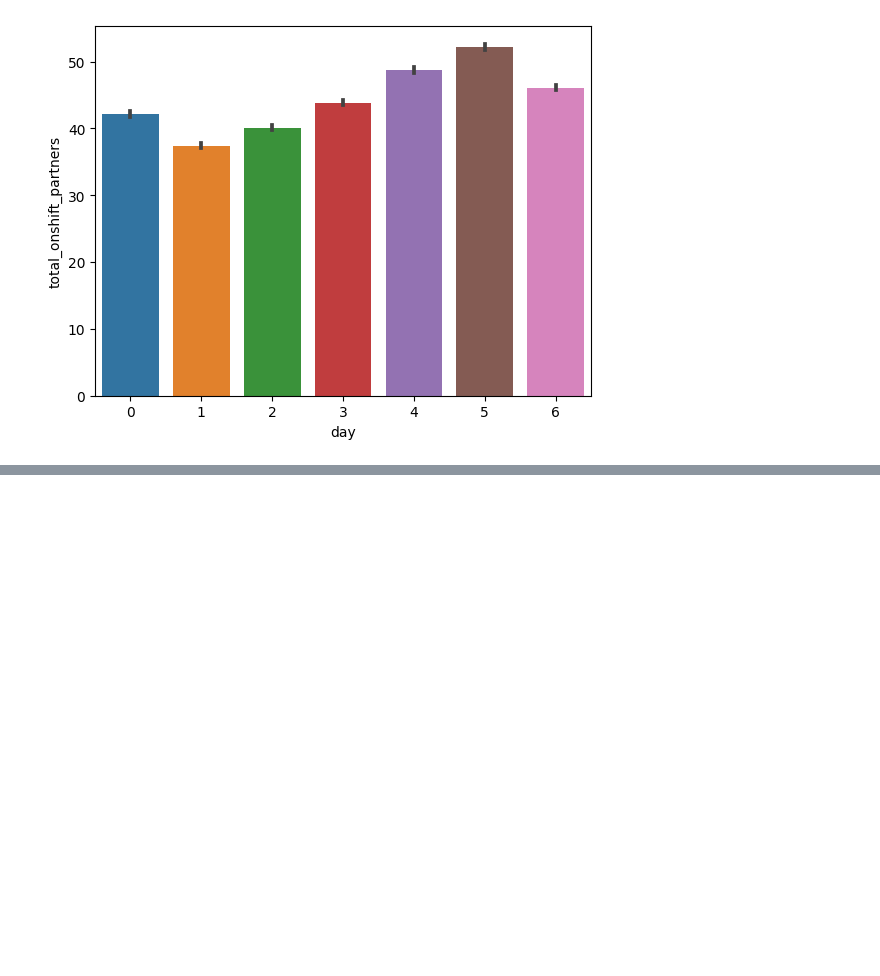
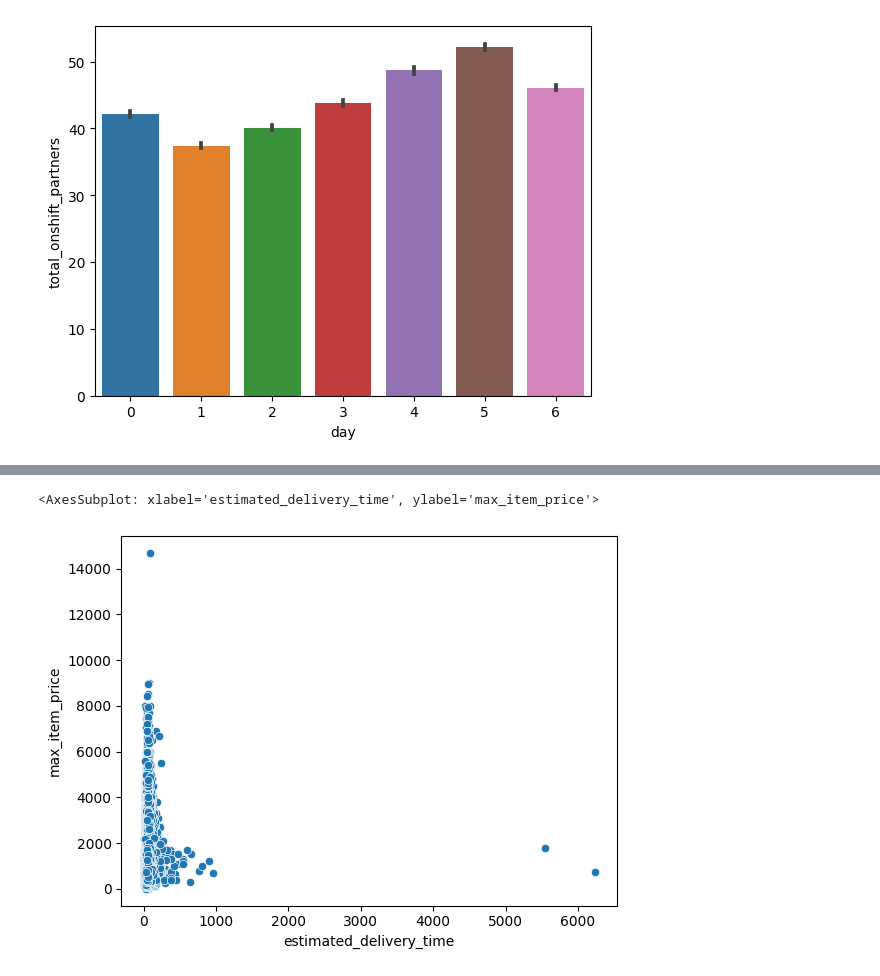
Before and after one commit to mahikshith/Porter_Neural_Network_delivery_time_estimation, a Jupyter notebook: porter_nn.ipynb, the cells around one changed output, grey strips where cells are left out. Cells and saved outputs as stored; diff of their text form; code cells hidden in the pictures; blank space fills up the shorter version.

```diff
--- a/porter_nn.ipynb
+++ b/porter_nn.ipynb
@@ -274,0 +349,5 @@ sns.barplot(data = df, x = df["day"], y = df["total_onshift_partners"])
+# %%
+sns.scatterplot(data=df,x="estimated_delivery_time",y="max_item_price")
+# %% [output]
+<AxesSubplot: xlabel='estimated_delivery_time', ylabel='max_item_price'>
+[figure, added]
```
Also changed, not shown: parts of 55 cells of this notebook.
